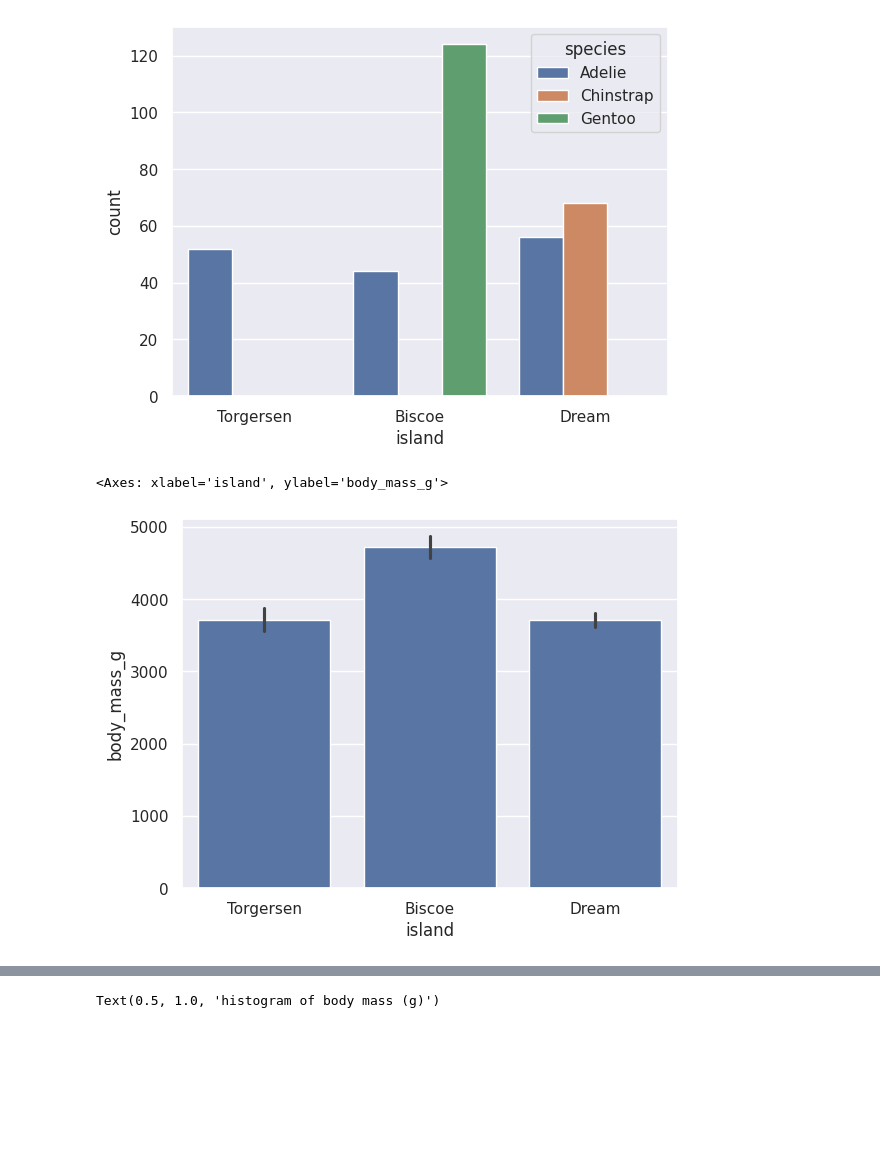
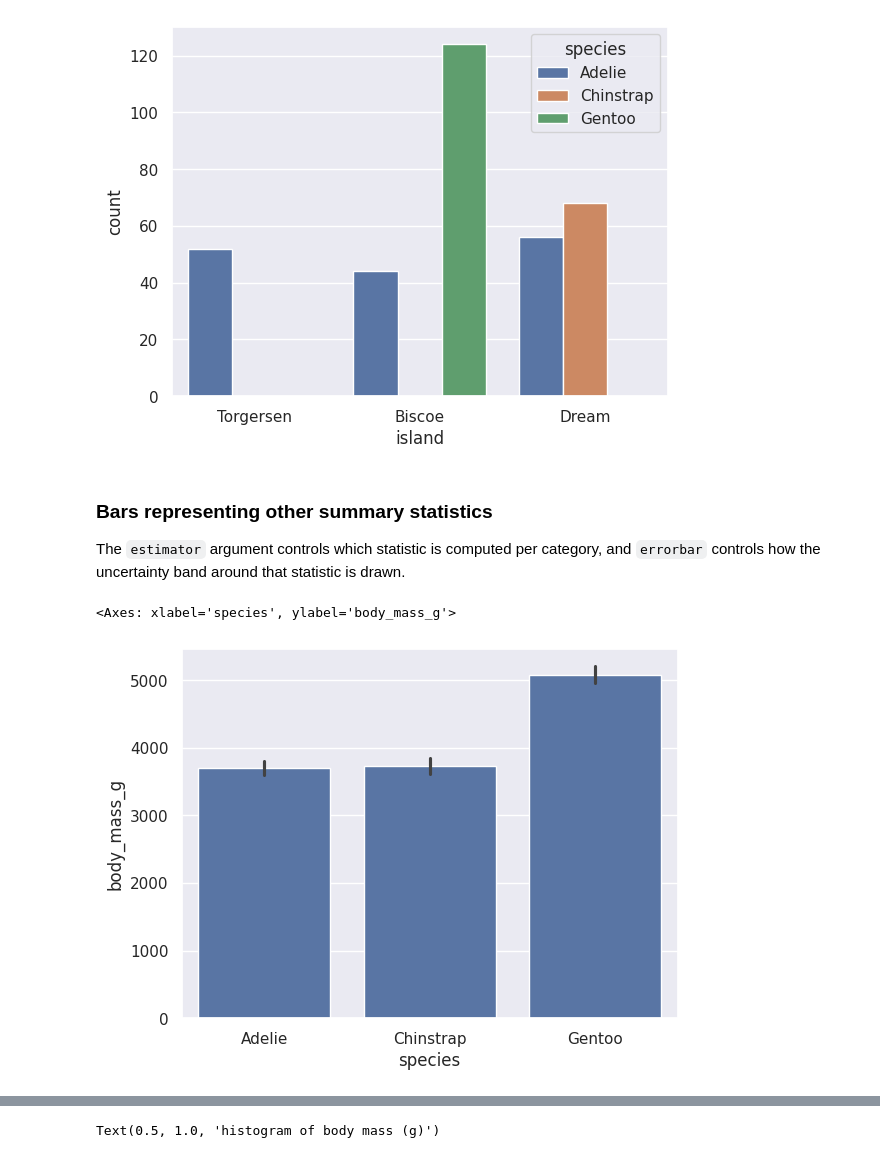
Before and after one commit to ami-null/python-course, a Jupyter notebook: 14_plotting-with-seaborn.ipynb, the cells around one changed output, grey strips where cells are left out. Saved outputs shown, nothing was run; the diff lists cells and outputs as text; code cells hidden in the pictures; blank space fills up the shorter version.

Commit message:
added plot descriptions and exercises

```diff
--- a/14_plotting-with-seaborn.ipynb
+++ b/14_plotting-with-seaborn.ipynb
@@ -45,18 +174,22 @@ sns.countplot(
 # %% [output]
 <Axes: xlabel='island', ylabel='count'>
 [figure]
+# %% [markdown]
+### Bars representing other summary statistics
+
+The `estimator` argument controls which statistic is computed per category, and `errorbar` controls how the uncertainty band around that statistic is drawn.
 # %%
 sns.barplot(
     data = df,
-    x = "island",
+    x = "species",
     y = "body_mass_g",
     estimator = "mean",
     errorbar = ("ci", 99)
-)    # finds mean of body_mass_g with respect to island
+)    # finds mean of body_mass_g with respect to species
 
-# errorbar: Name of errorbar method (either "ci", "pi", "se", or "sd"), or
+# errorbar: name of errorbar method (either "ci", "pi", "se", or "sd"), or
 # a tuple with a method name and a level parameter, or a function that maps from
-# a vector to a (min, max) interval, or None to hide errorbar
+# a vector to a (min, max) interval, or None to hide the errorbar
 # %% [output]
-<Axes: xlabel='island', ylabel='body_mass_g'>
+<Axes: xlabel='species', ylabel='body_mass_g'>
-[figure, old version]
+[figure, new version]
```
Also changed, not shown: parts of 46 cells of this notebook.
